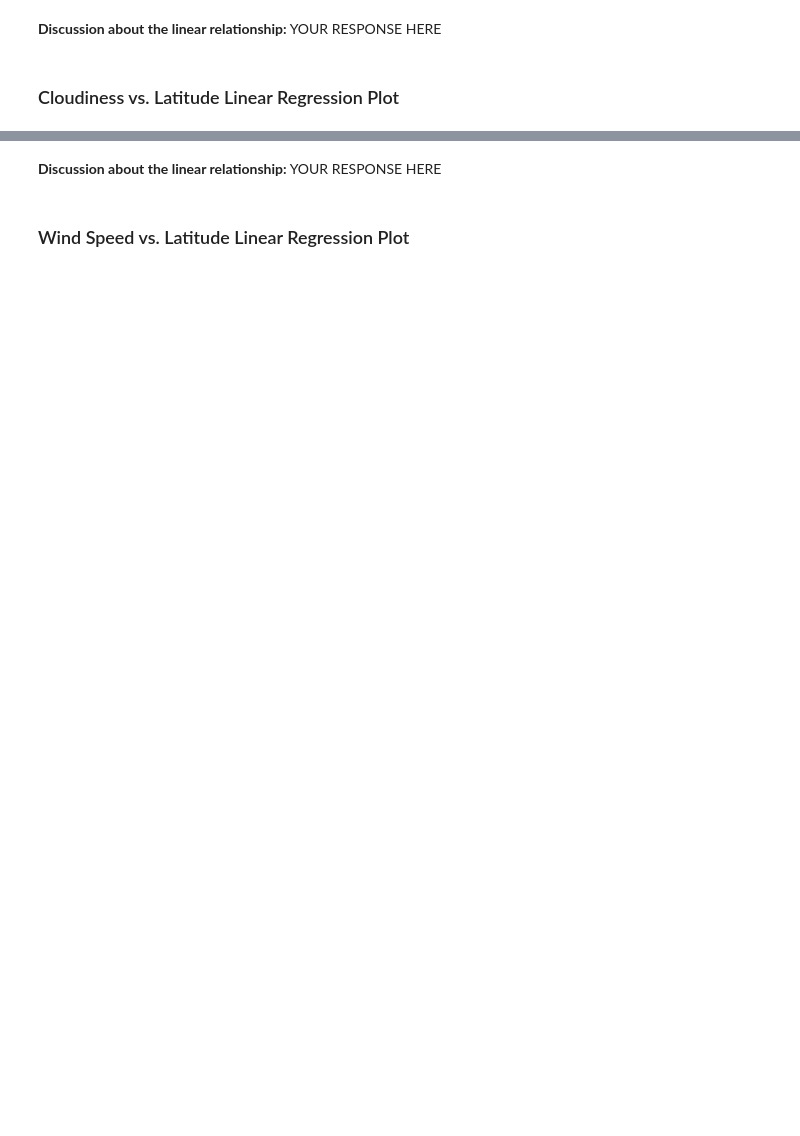
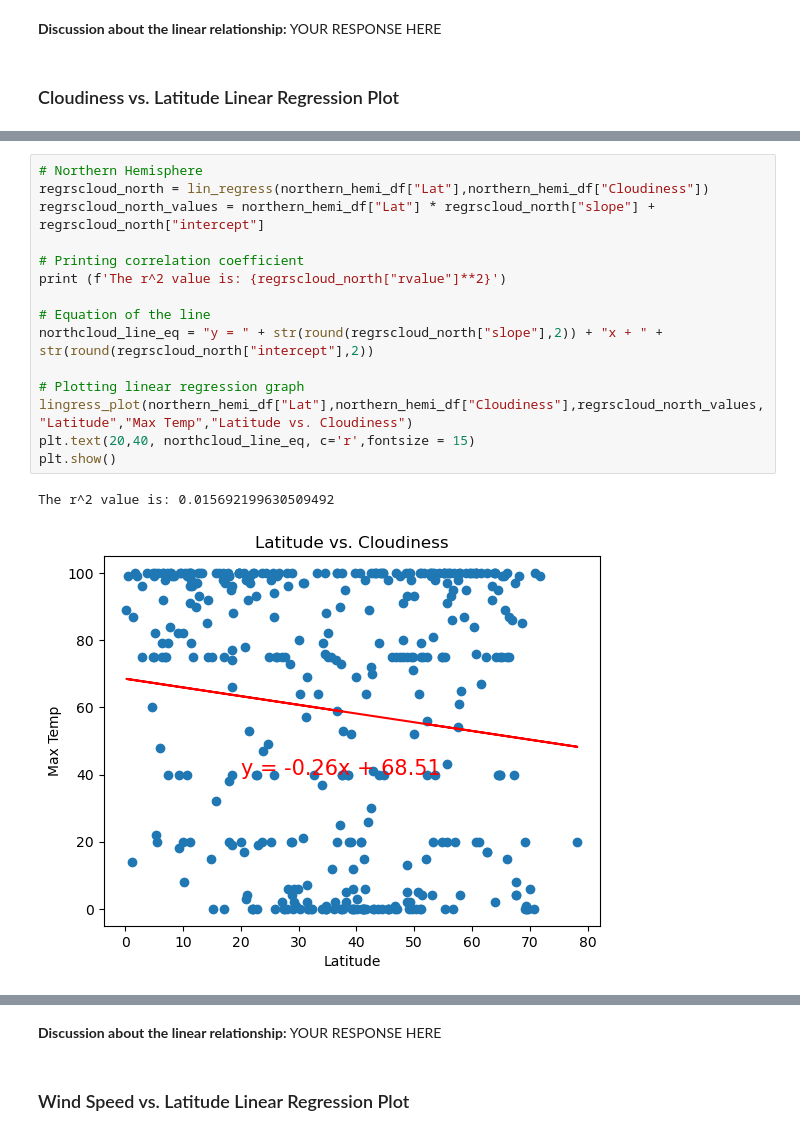
Before and after one commit to Kadeeza/python-api-challenge, a Jupyter notebook: WeatherPy/WeatherPy.ipynb, the cells around one changed output, grey strips where cells are left out. Saved outputs shown, nothing was run; the diff lists cells and outputs as text; blank space fills up the shorter version.

```diff
--- a/WeatherPy/WeatherPy.ipynb
+++ b/WeatherPy/WeatherPy.ipynb
@@ -422,0 +437,18 @@ The r^2-value is: 0.018616831531634456
+# %%
+# Northern Hemisphere
+regrscloud_north = lin_regress(northern_hemi_df["Lat"],northern_hemi_df["Cloudiness"])
+regrscloud_north_values = northern_hemi_df["Lat"] * regrscloud_north["slope"] + regrscloud_north["intercept"]
+
+# Printing correlation coefficient
+print (f'The r^2 value is: {regrscloud_north["rvalue"]**2}')
+
+# Equation of the line
+northcloud_line_eq = "y = " + str(round(regrscloud_north["slope"],2)) + "x + " + str(round(regrscloud_north["intercept"],2))
+
+# Plotting linear regression graph
+lingress_plot(northern_hemi_df["Lat"],northern_hemi_df["Cloudiness"],regrscloud_north_values,"Latitude","Max Temp","Latitude vs. Cloudiness")
+plt.text(20,40, northcloud_line_eq, c='r',fontsize = 15)
+plt.show()
+# %% [output]
+The r^2 value is: 0.015692199630509492
+[figure, added]
```
Also changed, not shown: parts of 30 cells of this notebook, 6 other files.
